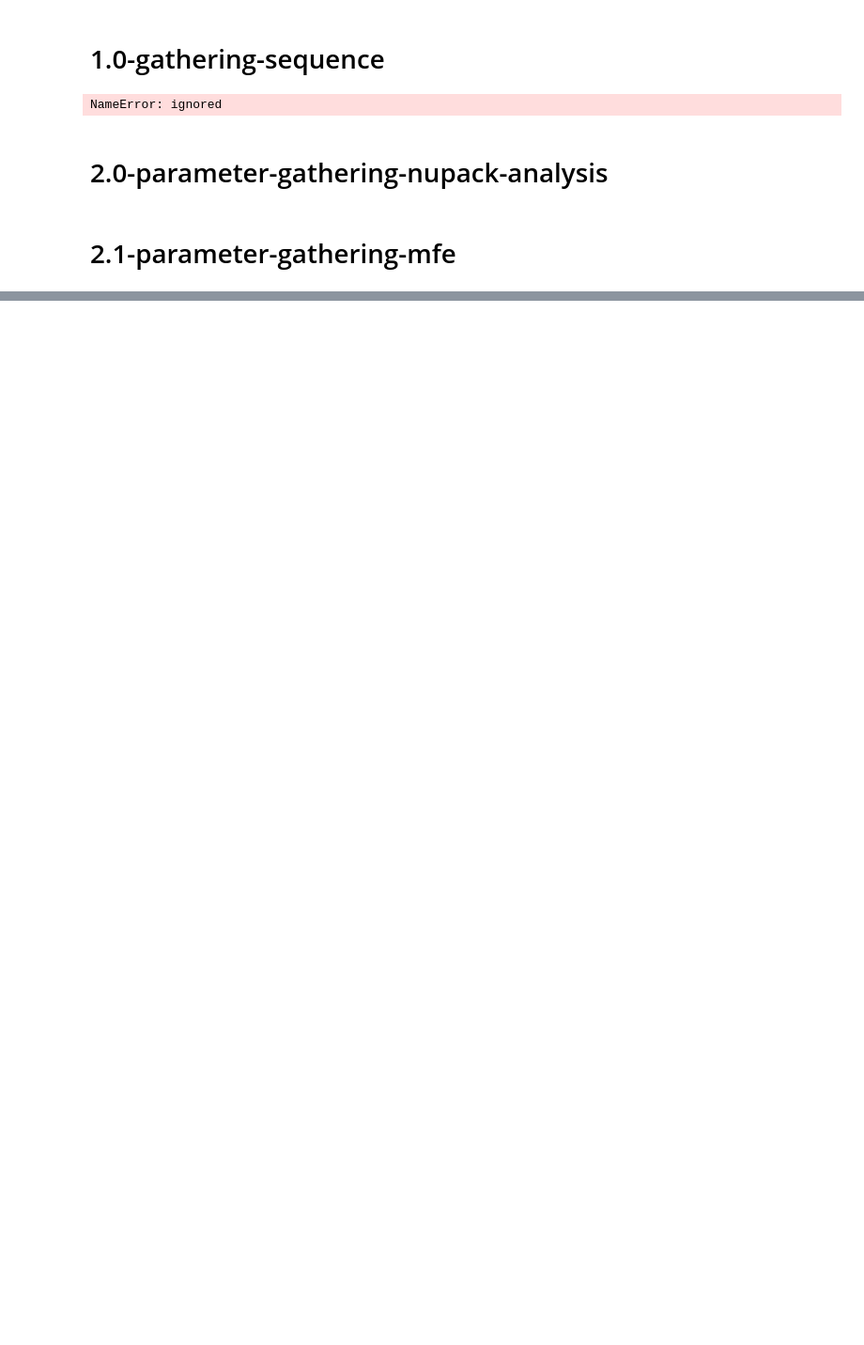
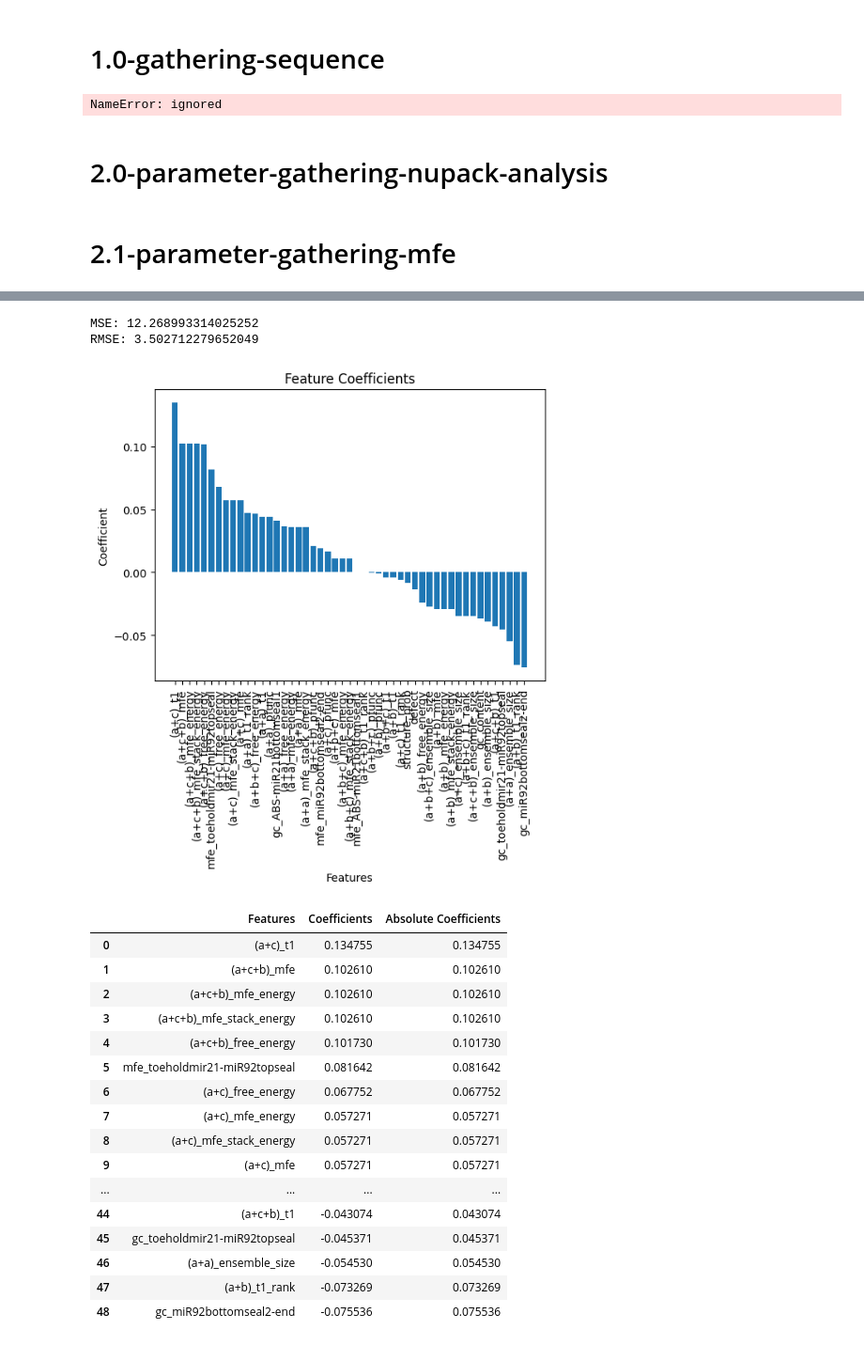
Before and after one commit to iGEM-UGM/iGEM-UGM-2023-Drylab, a Jupyter notebook: LiRA-Optimization/notebooks/pipeline.ipynb, the cells around one changed output, grey strips where cells are left out. Shown at 94% size. Cells and saved outputs as stored; diff of their text form; code cells hidden in the pictures; blank space fills up the shorter version.

```diff
--- a/LiRA-Optimization/notebooks/pipeline.ipynb
+++ b/LiRA-Optimization/notebooks/pipeline.ipynb
@@ -652,0 +813,28 @@ def metrics(model, params_all):
+# %%
+# ON OFF ratio a-c-b
+X = df_non_inf[params_all]
+y = df_non_inf['on_off_ratio_(a+c+b)']
+model = linreg(X, y)
+sf, sc = metrics(model, params_all)
+display_metrics(sf, sc)
+# %% [output]
+MSE: 12.268993314025252
+RMSE: 3.502712279652049
+[figure, added]
+|  | Features | Coefficients | Absolute Coefficients |
+| 0 | (a+c)_t1 | 0.134755 | 0.134755 |
+| 1 | (a+c+b)_mfe | 0.102610 | 0.102610 |
+| 2 | (a+c+b)_mfe_energy | 0.102610 | 0.102610 |
+| 3 | (a+c+b)_mfe_stack_energy | 0.102610 | 0.102610 |
+| 4 | (a+c+b)_free_energy | 0.101730 | 0.101730 |
+| 5 | mfe_toeholdmir21-miR92topseal | 0.081642 | 0.081642 |
+| 6 | (a+c)_free_energy | 0.067752 | 0.067752 |
+| 7 | (a+c)_mfe_energy | 0.057271 | 0.057271 |
+| 8 | (a+c)_mfe_stack_energy | 0.057271 | 0.057271 |
+| 9 | (a+c)_mfe | 0.057271 | 0.057271 |
+| ... | ... | ... | ... |
+| 44 | (a+c+b)_t1 | -0.043074 | 0.043074 |
+| 45 | gc_toeholdmir21-miR92topseal | -0.045371 | 0.045371 |
+| 46 | (a+a)_ensemble_size | -0.054530 | 0.054530 |
+| 47 | (a+b)_t1_rank | -0.073269 | 0.073269 |
+| 48 | gc_miR92bottomseal2-end | -0.075536 | 0.075536 |
```
Also changed, not shown: parts of 17 cells of this notebook, 4 other files.
